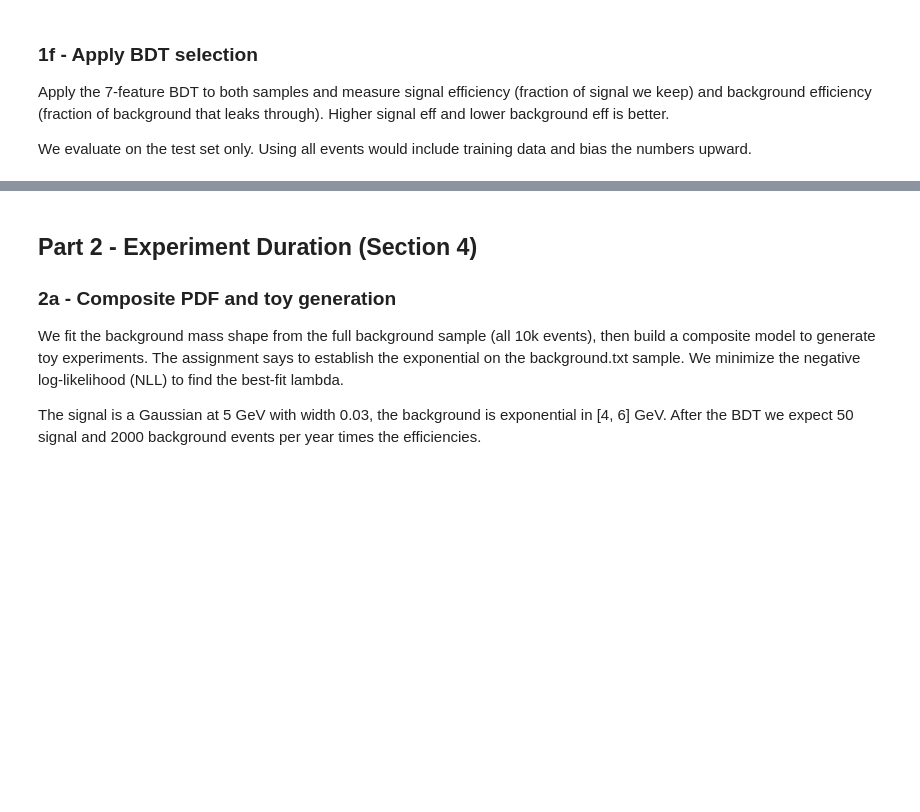
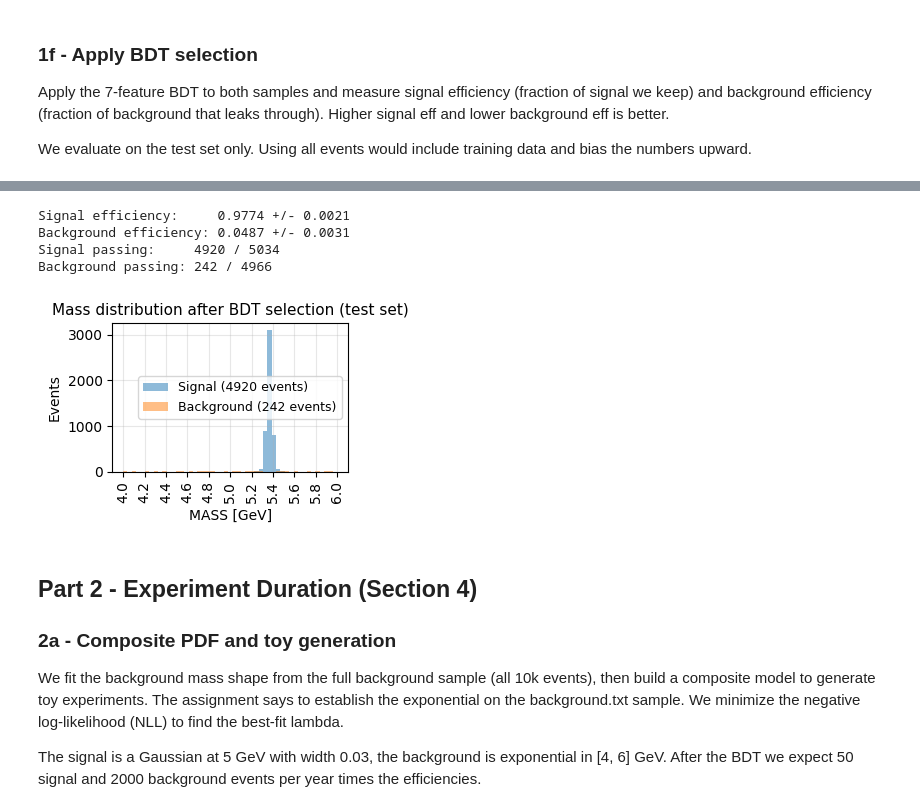
Before and after one commit to liuzzle/particle-discovery, a Jupyter notebook: particle_discovery.ipynb, the cells around one changed output, grey strips where cells are left out. Drawn from its saved outputs; the diff is of its cells as text; code cells hidden in the pictures; blank space fills up the shorter version.

```diff
--- a/particle_discovery.ipynb
+++ b/particle_discovery.ipynb
@@ -371,3 +332,50 @@ Background passing: 242 / 4966
+# %%
+# evaluate on test set only to avoid overfitting bias
+sig_test = X_test[y_test == 1]
+bkg_test = X_test[y_test == 0]
+
+sig_pred = bdt_7.predict(sig_test[bdt_features_7])
+bkg_pred = bdt_7.predict(bkg_test[bdt_features_7])
+
+sig_eff = np.mean(sig_pred == 1)
+bkg_eff = np.mean(bkg_pred == 1)
+
+# binomial uncertainties (our addition, not required)
+n_sig_test = len(sig_test)
+n_bkg_test = len(bkg_test)
+sig_eff_err = np.sqrt(sig_eff * (1 - sig_eff) / n_sig_test)
+bkg_eff_err = np.sqrt(bkg_eff * (1 - bkg_eff) / n_bkg_test)
+
+print(f"Signal efficiency:     {sig_eff:.4f} +/- {sig_eff_err:.4f}")
+print(f"Background efficiency: {bkg_eff:.4f} +/- {bkg_eff_err:.4f}")
+print(f"Signal passing:     {np.sum(sig_pred == 1)} / {n_sig_test}")
+print(f"Background passing: {np.sum(bkg_pred == 1)} / {n_bkg_test}")
+
+sig_mass = sig_test.loc[sig_pred == 1, 'MASS'].values
+bkg_mass = bkg_test.loc[bkg_pred == 1, 'MASS'].values
+
+fig, ax = plt.subplots(figsize=(3.3, 2.5))
+bins = np.linspace(MASS_LO, MASS_HI, 50)
+ax.hist(sig_mass, bins=bins, histtype='stepfilled',
+        alpha=0.5, label=f'Signal ({len(sig_mass)} events)')
+ax.hist(bkg_mass, bins=bins, histtype='stepfilled',
+        alpha=0.5, label=f'Background ({len(bkg_mass)} events)')
+ax.set_xlabel('MASS [GeV]')
+ax.set_ylabel('Events')
+ax.set_title('Mass distribution after BDT selection (test set)')
+ax.legend()
+ax.grid(True, alpha=0.3)
+ax.set_xticks(np.arange(4, 6.2, 0.2))
+ax.tick_params(axis='x', rotation=90)
+plt.tight_layout()
+plt.savefig('plots/mass_after_bdt.png', dpi=200, bbox_inches='tight')
+plt.show()
+# %% [output]
+Signal efficiency:     0.9774 +/- 0.0021
+Background efficiency: 0.0487 +/- 0.0031
+Signal passing:     4920 / 5034
+Background passing: 242 / 4966
+[figure, added]
 # %% [markdown]
 ## Part 2 - Experiment Duration (Section 4)
 
```
Also changed, not shown: parts of 11 cells of this notebook, 7 other files.
